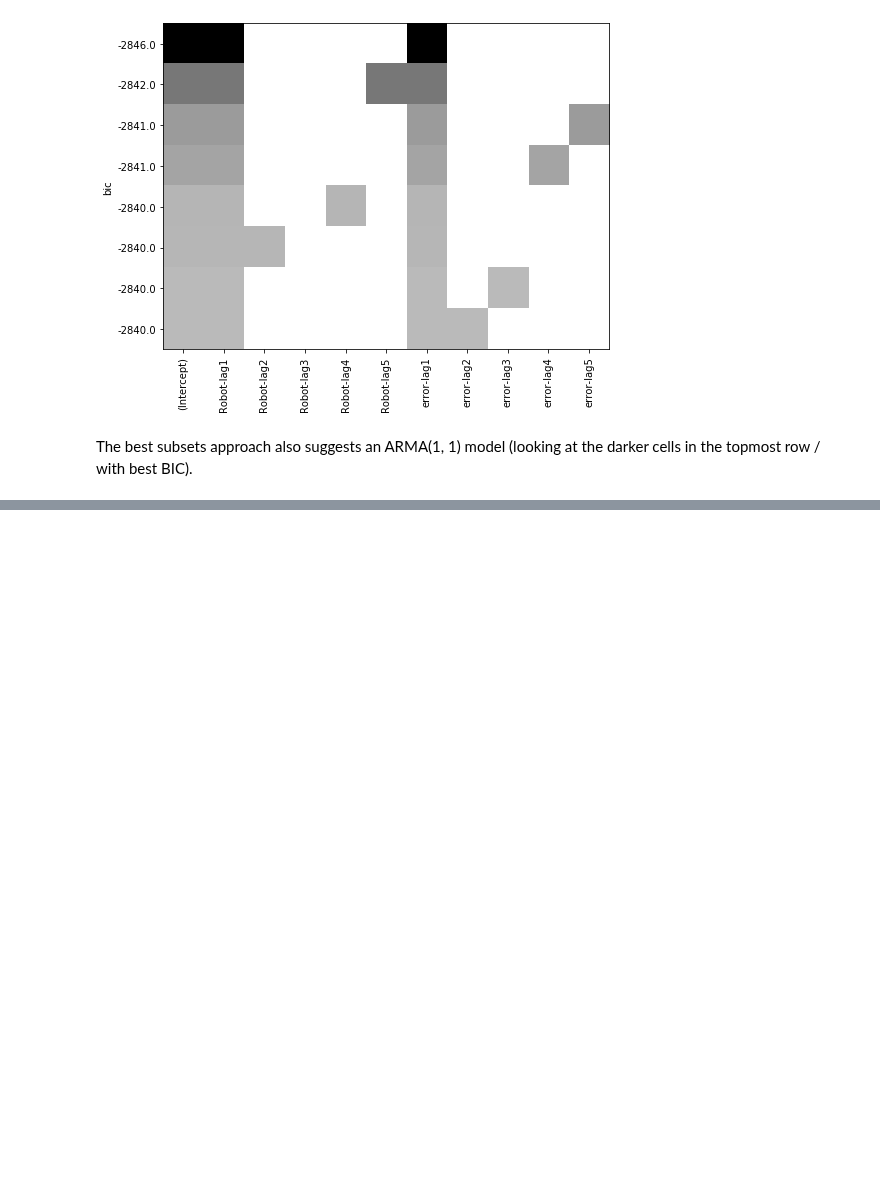
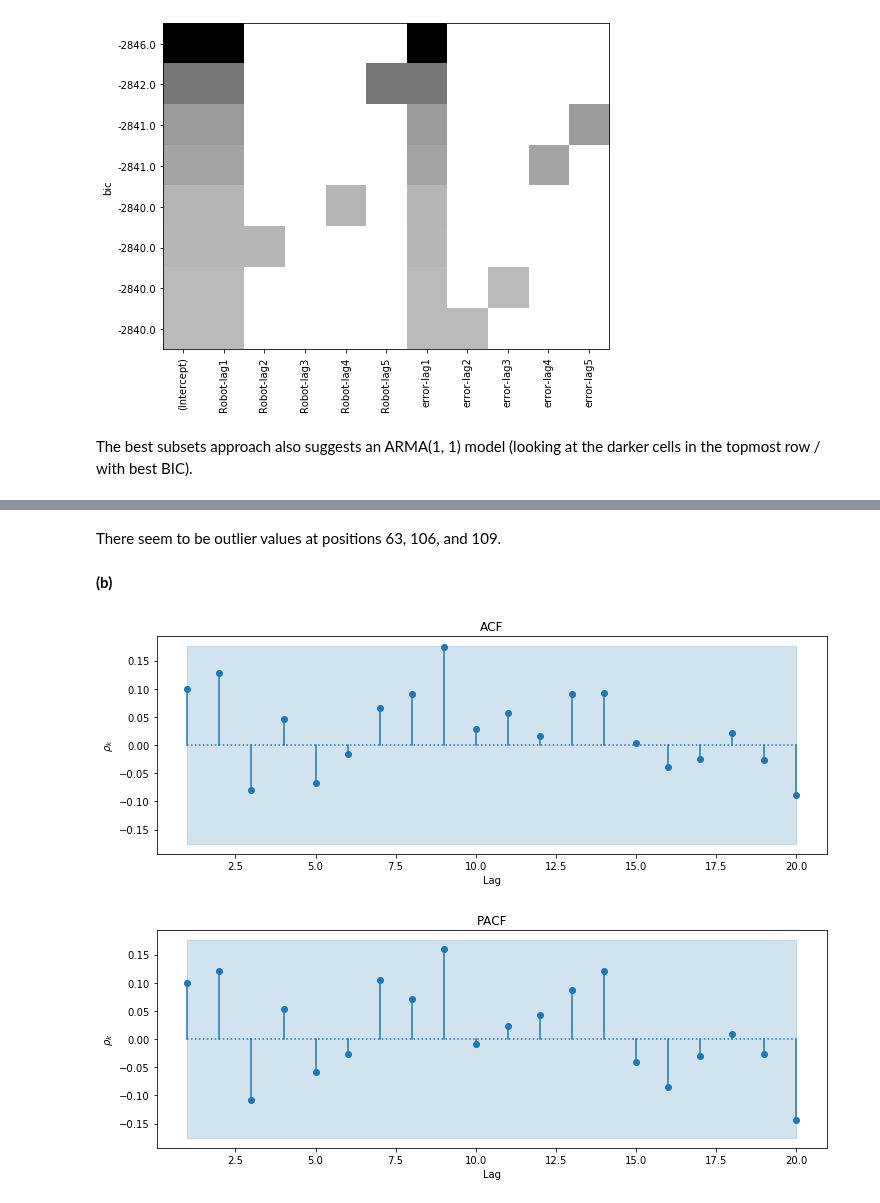
Before and after one commit to telmo-correa/time-series-analysis, a Jupyter notebook: Python/Chapter 06 (Ex 31 - 39) - Model Specification.ipynb, the cells around one changed output, grey strips where cells are left out. Saved outputs shown, nothing was run; the diff lists cells and outputs as text; code cells hidden in the pictures; blank space fills up the shorter version.

```diff
--- a/Python/Chapter 06 (Ex 31 - 39) - Model Specification.ipynb
+++ b/Python/Chapter 06 (Ex 31 - 39) - Model Specification.ipynb
@@ -631,0 +716,13 @@ The best subsets approach also suggests an ARMA(1, 1) model (looking at the dark
+# %% [markdown]
+There seem to be outlier values at positions 63, 106, and 109.
+# %% [markdown]
+**(b)**
+# %%
+Y = data['days'].copy()
+
+bound = 2 / np.sqrt(len(Y))
+plot_acf_with_bounds(acf(Y, fft=False, nlags=20)[1:], bound, -bound, title='ACF')
+plot_acf_with_bounds(pacf(Y, nlags=20)[1:], bound, -bound, title='PACF')
+# %% [output]
+[figure, added]
+[figure, added]
```
Also changed, not shown: parts of 24 cells of this notebook, 2 other files.
